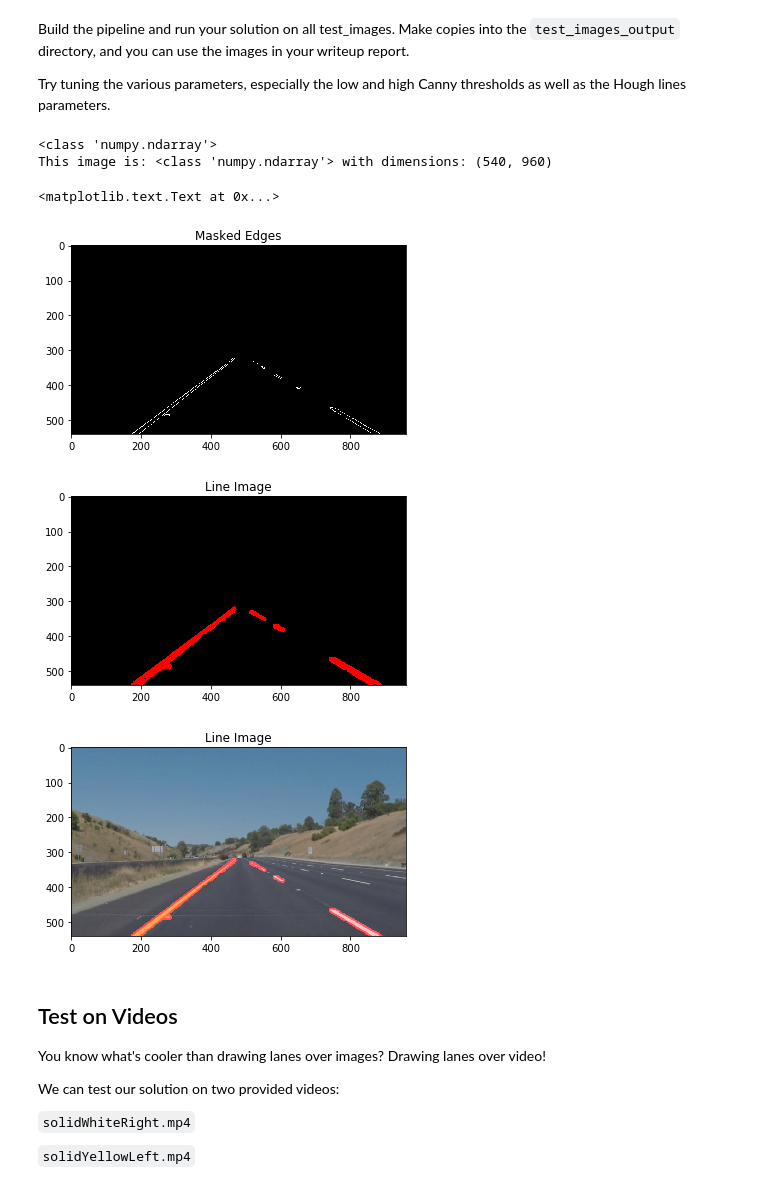
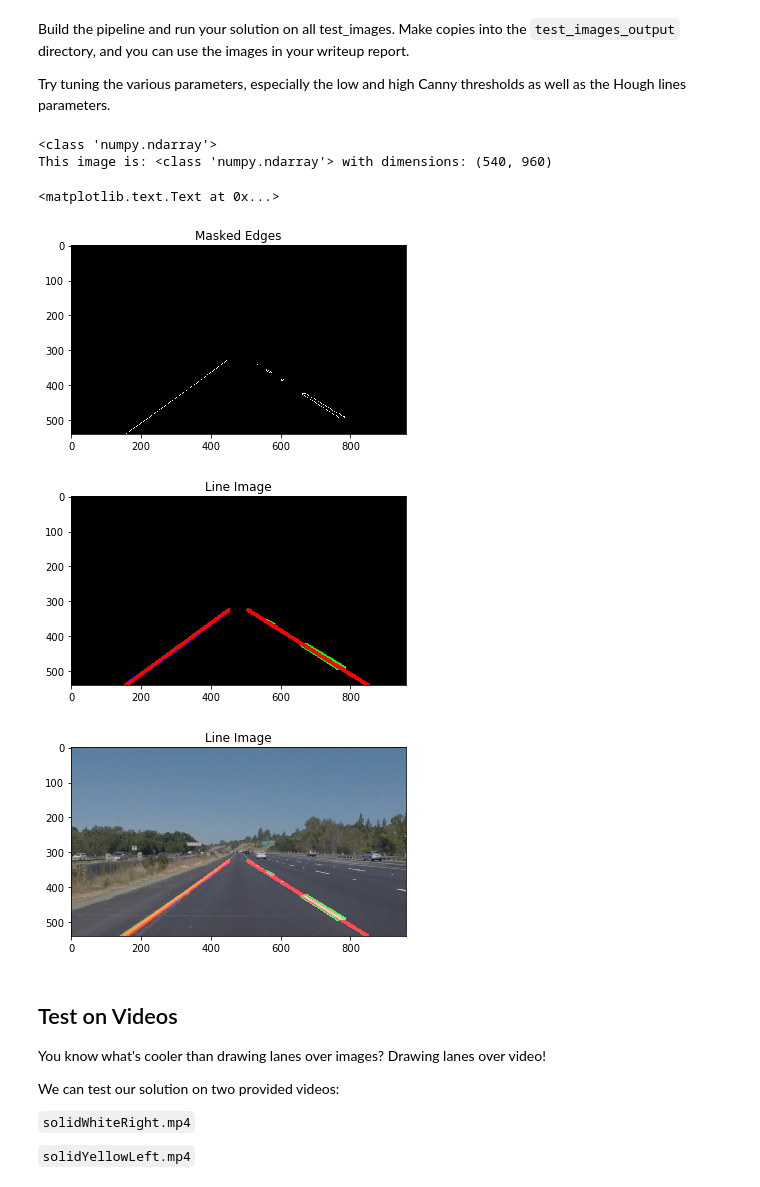
Before and after one commit to OwenHua666/SDCar_P1_Term1, a Jupyter notebook: P1.ipynb, the cells around one changed output. Saved outputs shown, nothing was run; the diff lists cells and outputs as text; code cells hidden in the pictures.

```diff
--- a/P1.ipynb
+++ b/P1.ipynb
@@ -197,7 +267,7 @@ Try tuning the various parameters, especially the low and high Canny thresholds
 # then save them to the test_images directory.
 
 # Read in and grayscale the image
-image = mpimg.imread('test_images/whiteCarLaneSwitch.jpg')
+image = mpimg.imread('test_images/solidYellowLeft.jpg')
 print(type(image))
 gray = grayscale(image)
 print('This image is:', type(image), 'with dimensions:', gray.shape)
@@ -221,41 +291,41 @@ edges = canny(blur_gray, low_threshold, high_threshold)
 mask = np.zeros_like(edges)
 ignore_mask_color = 255
 imshape = image.shape
-vertices = np.array([[(150,imshape[0]),(445, 320), (515, 320), (900,imshape[0])]], dtype=np.int32)
+vertices = np.array([[(150,imshape[0]),(445, 330), (515, 330), (900,imshape[0])]], dtype=np.int32)
 masked_edges = region_of_interest(edges, vertices)
 plt.figure()
 plt.imshow(masked_edges,cmap = 'Greys_r')
 plt.title("Masked Edges")
 
 # Define the Hough transform parameters
 # Make a blank image the same size as our image to draw on
 rho = 1 # distance resolution in pixels of the Hough grid
 theta = np.pi/180 # angular resolution in radians of the Hough grid
-threshold = 1     # minimum number of votes (intersections in Hough grid cell)
-min_line_len = 12 # minimum number of pixels making up a line
+threshold = 7     # minimum number of votes (intersections in Hough grid cell)
+min_line_len = 20 # minimum number of pixels making up a line
 max_line_gap = 12    # maximum gap in pixels between connectable line segments
 
 # Run Hough on edge detected image
 # Output "lines" is an array containing endpoints of detected line segments
 line_image = hough_lines(masked_edges, rho, theta, threshold, min_line_len, max_line_gap)
 plt.figure()
 plt.imshow(line_image)
 plt.title("Line Image")
 
 
 # Draw the lines on the edge image
 lines_image = weighted_img(line_image, image, α=0.8, β=1., λ=0.)
 output = plt.figure()
 plt.imshow(lines_image)
 plt.title('Line Image')
 # output.savefig('test_images_output/whiteCarLaneSwitchLD.jpg')
 # %% [output]
 <class 'numpy.ndarray'>
 This image is: <class 'numpy.ndarray'> with dimensions: (540, 960)
 <matplotlib.text.Text at 0x...>
-[figure, old version]
+[figure, new version]
-[figure, old version]
+[figure, new version]
-[figure, old version]
+[figure, new version]
 # %% [markdown]
 ## Test on Videos
 
```
Also changed, not shown: parts of 5 cells of this notebook, 3 other files.
